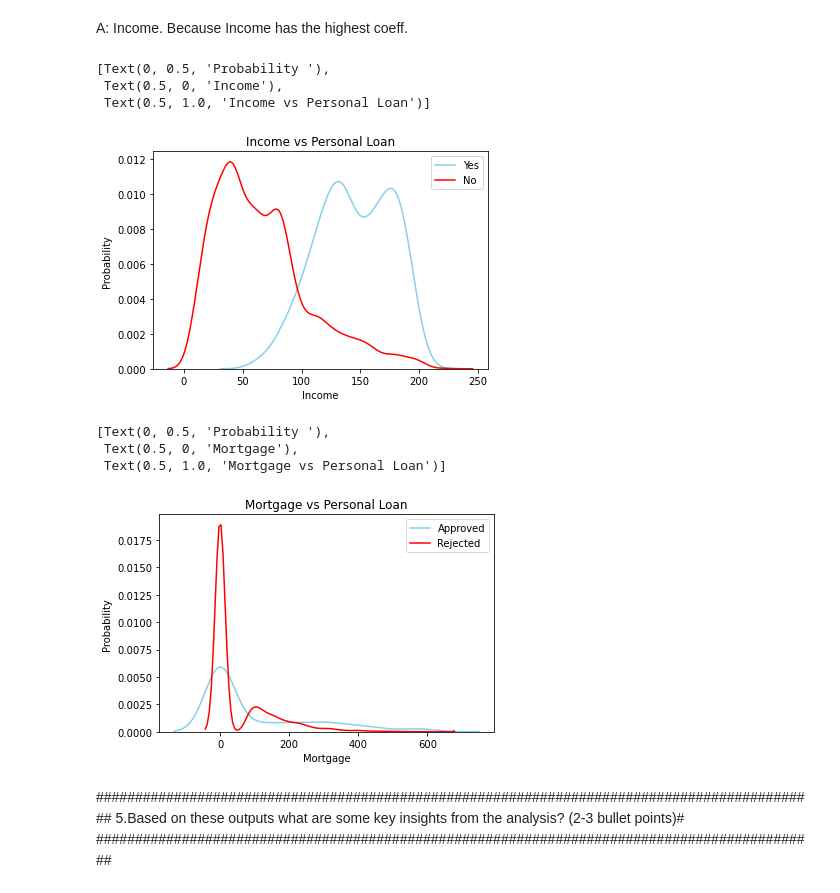
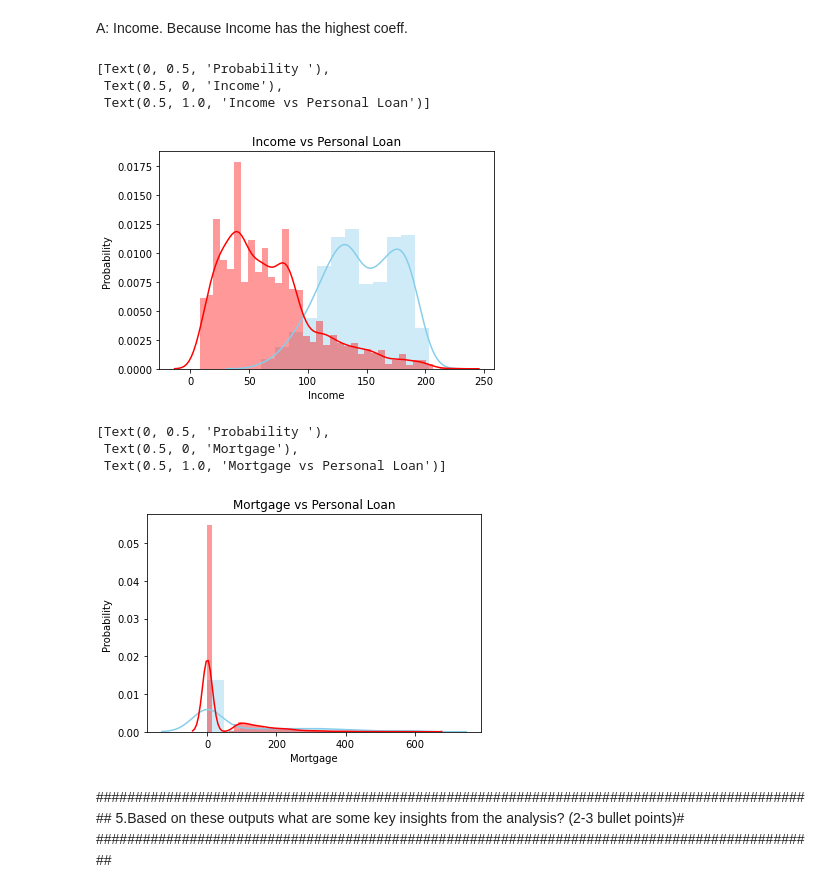
Before and after one commit to matawanny/machinelearning, a Jupyter notebook: DecisionTree&LogisticRegression/xiao_phillip_lab3.ipynb, the cells around one changed output. Drawn from its saved outputs; the diff is of its cells as text; code cells hidden in the pictures.

```diff
--- a/DecisionTree&LogisticRegression/xiao_phillip_lab3.ipynb
+++ b/DecisionTree&LogisticRegression/xiao_phillip_lab3.ipynb
@@ -301,24 +294,24 @@ not_approve_df = bank_df[bank_df['Personal_Loan']==0]['Income']
 # %%
 import seaborn as sns
 # Make default histogram of sepal length
-sns.distplot(approve_df,color='skyblue',hist = False, kde = True, label='Approved')
-sns.distplot(not_approve_df,color='red', hist = False, kde = True, label='Rejected').set(title = 'Income vs Personal Loan', xlabel = 'Income', ylabel = 'Density ')
+sns.distplot(approve_df,color='skyblue',label='Yes')
+sns.distplot(not_approve_df,color='red', label='No').set(title = 'Income vs Personal Loan', xlabel = 'Income', ylabel = 'Probability ')
 # %% [output]
 [Text(0, 0.5, 'Probability '),
  Text(0.5, 0, 'Income'),
  Text(0.5, 1.0, 'Income vs Personal Loan')]
-[figure, old version]
+[figure, new version]
 # %%
 approve_df_m = bank_df[bank_df['Personal_Loan']==1]['Mortgage']
 not_approve_df_m = bank_df[bank_df['Personal_Loan']==0]['Mortgage']
 # %%
-sns.distplot(approve_df_m,color='skyblue',hist = False, kde = True,label='Approved')
-sns.distplot(not_approve_df_m,color='red', hist = False, kde = True,label='Rejected').set(title = 'Mortgage vs Personal Loan', xlabel = 'Mortgage', ylabel = 'Density ')
+sns.distplot(approve_df_m,color='skyblue',label='Yes')
+sns.distplot(not_approve_df_m,color='red', label='No').set(title = 'Mortgage vs Personal Loan', xlabel = 'Mortgage', ylabel = 'Probability ')
 # %% [output]
 [Text(0, 0.5, 'Probability '),
  Text(0.5, 0, 'Mortgage'),
  Text(0.5, 1.0, 'Mortgage vs Personal Loan')]
-[figure, old version]
+[figure, new version]
 # %% [markdown]
 #############################################################################################
 5.Based on these outputs what are some key insights from the analysis? (2-3 bullet points)#
```
Also changed, not shown: parts of 28 cells of this notebook, 7 other files.
